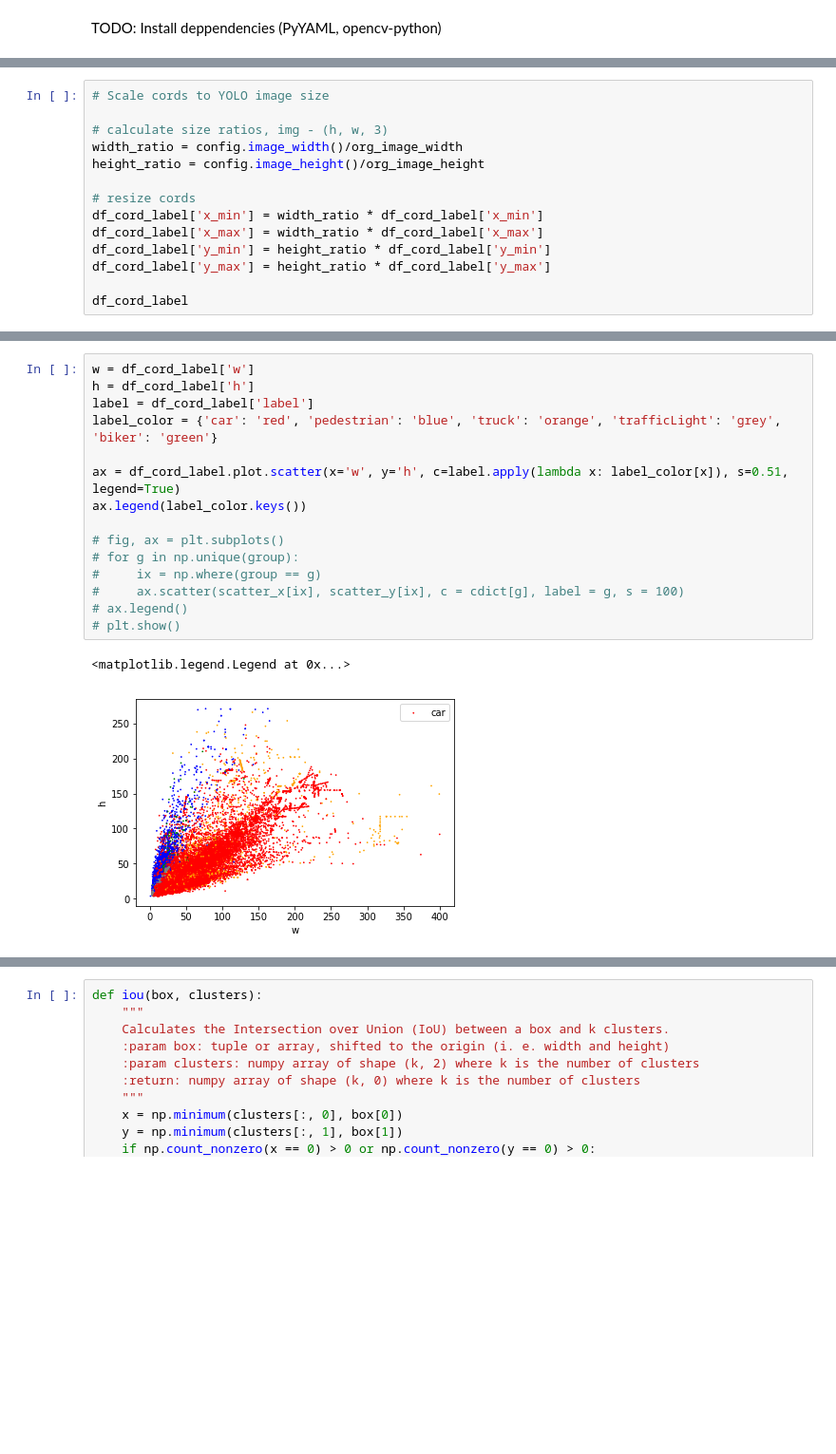
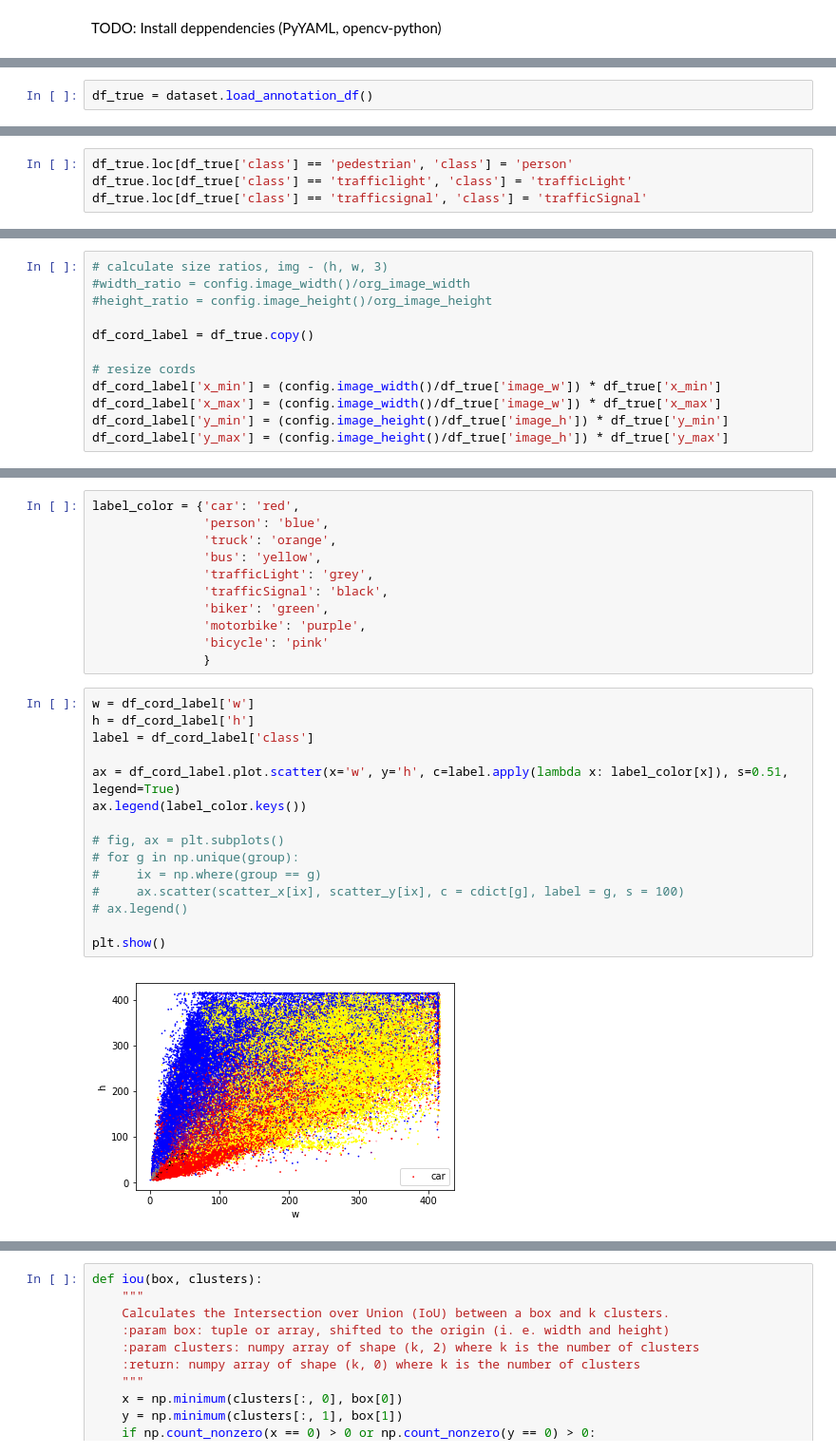
Before and after one commit to zvadaadam/traffic-object-detection, a Jupyter notebook: object_detection/utils/anchores.ipynb, the cells around one changed output, grey strips where cells are left out. Shown: that part at 95% size. Cells and saved outputs as stored; diff of their text form; blank space fills up the shorter version.

Commit message:
updated training on merged datasets

```diff
--- a/object_detection/utils/anchores.ipynb
+++ b/object_detection/utils/anchores.ipynb
@@ -47,0 +22,2 @@ org_image_height = 1980.0
+# %%
+df_true = dataset.load_annotation_df()
@@ -47,0 +33,4 @@ org_image_height = 1980.0
+# %%
+df_true.loc[df_true['class'] == 'pedestrian', 'class'] = 'person'
+df_true.loc[df_true['class'] == 'trafficlight', 'class'] = 'trafficLight'
+df_true.loc[df_true['class'] == 'trafficsignal', 'class'] = 'trafficSignal'
@@ -48,14 +48,12 @@ org_image_height = 1980.0
 # %%
-# Scale cords to YOLO image size
+# calculate size ratios, img - (h, w, 3)
+#width_ratio = config.image_width()/org_image_width
+#height_ratio = config.image_height()/org_image_height
 
-# calculate size ratios, img - (h, w, 3)
-width_ratio = config.image_width()/org_image_width
-height_ratio = config.image_height()/org_image_height
+df_cord_label = df_true.copy()
 
 # resize cords
-df_cord_label['x_min'] = width_ratio * df_cord_label['x_min']
-df_cord_label['x_max'] = width_ratio * df_cord_label['x_max']
-df_cord_label['y_min'] = height_ratio * df_cord_label['y_min']
-df_cord_label['y_max'] = height_ratio * df_cord_label['y_max']
-
-df_cord_label
+df_cord_label['x_min'] = (config.image_width()/df_true['image_w']) * df_true['x_min']
+df_cord_label['x_max'] = (config.image_width()/df_true['image_w']) * df_true['x_max']
+df_cord_label['y_min'] = (config.image_height()/df_true['image_h']) * df_true['y_min']
+df_cord_label['y_max'] = (config.image_height()/df_true['image_h']) * df_true['y_max']
@@ -108,18 +76,28 @@ df_cord_label
+# %%
+label_color = {'car': 'red',
+               'person': 'blue',
+               'truck': 'orange',
+               'bus': 'yellow',
+               'trafficLight': 'grey',
+               'trafficSignal': 'black',
+               'biker': 'green',
+               'motorbike': 'purple',
+               'bicycle': 'pink'
+               }
 # %%
 w = df_cord_label['w']
 h = df_cord_label['h']
-label = df_cord_label['label']
-label_color = {'car': 'red', 'pedestrian': 'blue', 'truck': 'orange', 'trafficLight': 'grey', 'biker': 'green'}
+label = df_cord_label['class']
 
 ax = df_cord_label.plot.scatter(x='w', y='h', c=label.apply(lambda x: label_color[x]), s=0.51, legend=True)
 ax.legend(label_color.keys())
 
 # fig, ax = plt.subplots()
 # for g in np.unique(group):
 #     ix = np.where(group == g)
 #     ax.scatter(scatter_x[ix], scatter_y[ix], c = cdict[g], label = g, s = 100)
 # ax.legend()
-# plt.show()
+
+plt.show()
 # %% [output]
-<matplotlib.legend.Legend at 0x...>
-[figure, old version]
+[figure, new version]
```
Also changed, not shown: parts of 17 cells of this notebook, 5 other files.
